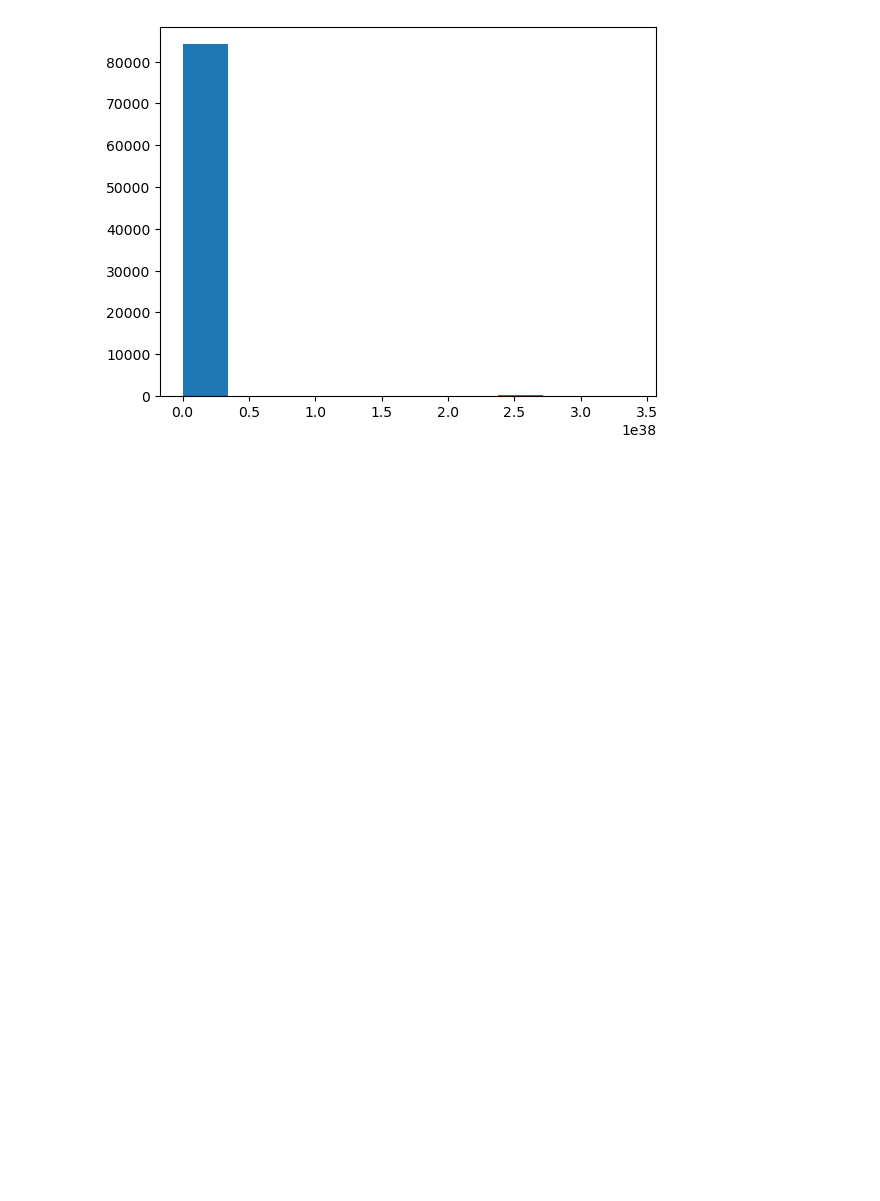
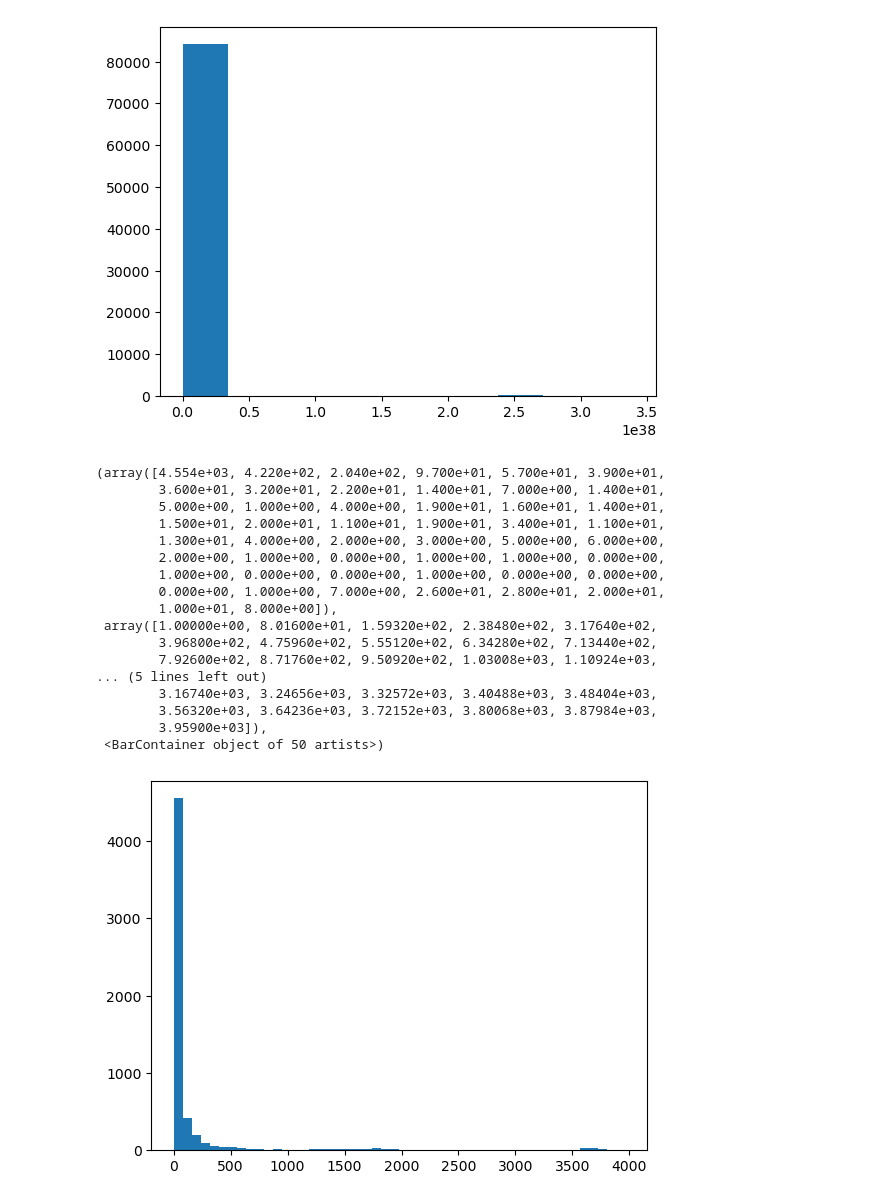
Before and after one commit to PINKTAIGAH/SHP, a Jupyter notebook: uproot_test/Legit data.ipynb, the cells around one changed output. Saved outputs shown, nothing was run; the diff lists cells and outputs as text; code cells hidden in the pictures; blank space fills up the shorter version.

```diff
--- a/uproot_test/Legit data.ipynb
+++ b/uproot_test/Legit data.ipynb
@@ -189,3 +210,24 @@ plt.hist(a[a>0])
         2.7198129e+38, 3.0597895e+38, 3.3997661e+38], dtype=float32),
  <BarContainer object of 10 artists>)
 [figure]
+# %%
+plt.hist(h[h>0].flatten(), bins= 50)
+# %% [output]
+(array([4.554e+03, 4.220e+02, 2.040e+02, 9.700e+01, 5.700e+01, 3.900e+01,
+        3.600e+01, 3.200e+01, 2.200e+01, 1.400e+01, 7.000e+00, 1.400e+01,
+        5.000e+00, 1.000e+00, 4.000e+00, 1.900e+01, 1.600e+01, 1.400e+01,
+        1.500e+01, 2.000e+01, 1.100e+01, 1.900e+01, 3.400e+01, 1.100e+01,
+        1.300e+01, 4.000e+00, 2.000e+00, 3.000e+00, 5.000e+00, 6.000e+00,
+        2.000e+00, 1.000e+00, 0.000e+00, 1.000e+00, 1.000e+00, 0.000e+00,
+        1.000e+00, 0.000e+00, 0.000e+00, 1.000e+00, 0.000e+00, 0.000e+00,
+        0.000e+00, 1.000e+00, 7.000e+00, 2.600e+01, 2.800e+01, 2.000e+01,
+        1.000e+01, 8.000e+00]),
+ array([1.00000e+00, 8.01600e+01, 1.59320e+02, 2.38480e+02, 3.17640e+02,
+        3.96800e+02, 4.75960e+02, 5.55120e+02, 6.34280e+02, 7.13440e+02,
+        7.92600e+02, 8.71760e+02, 9.50920e+02, 1.03008e+03, 1.10924e+03,
+... (5 lines left out)
+        3.16740e+03, 3.24656e+03, 3.32572e+03, 3.40488e+03, 3.48404e+03,
+        3.56320e+03, 3.64236e+03, 3.72152e+03, 3.80068e+03, 3.87984e+03,
+        3.95900e+03]),
+ <BarContainer object of 50 artists>)
+[figure, added]
```
Also changed, not shown: parts of 5 cells of this notebook.
